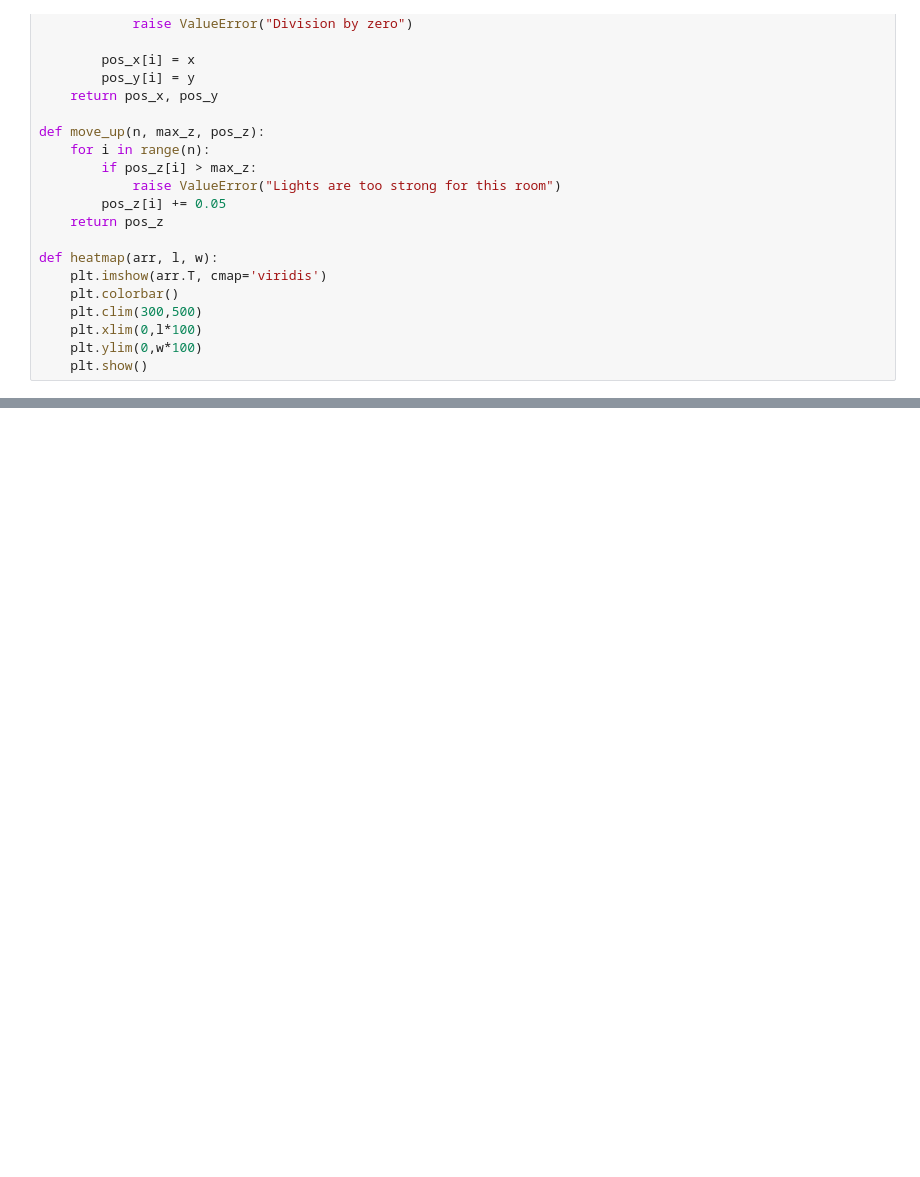
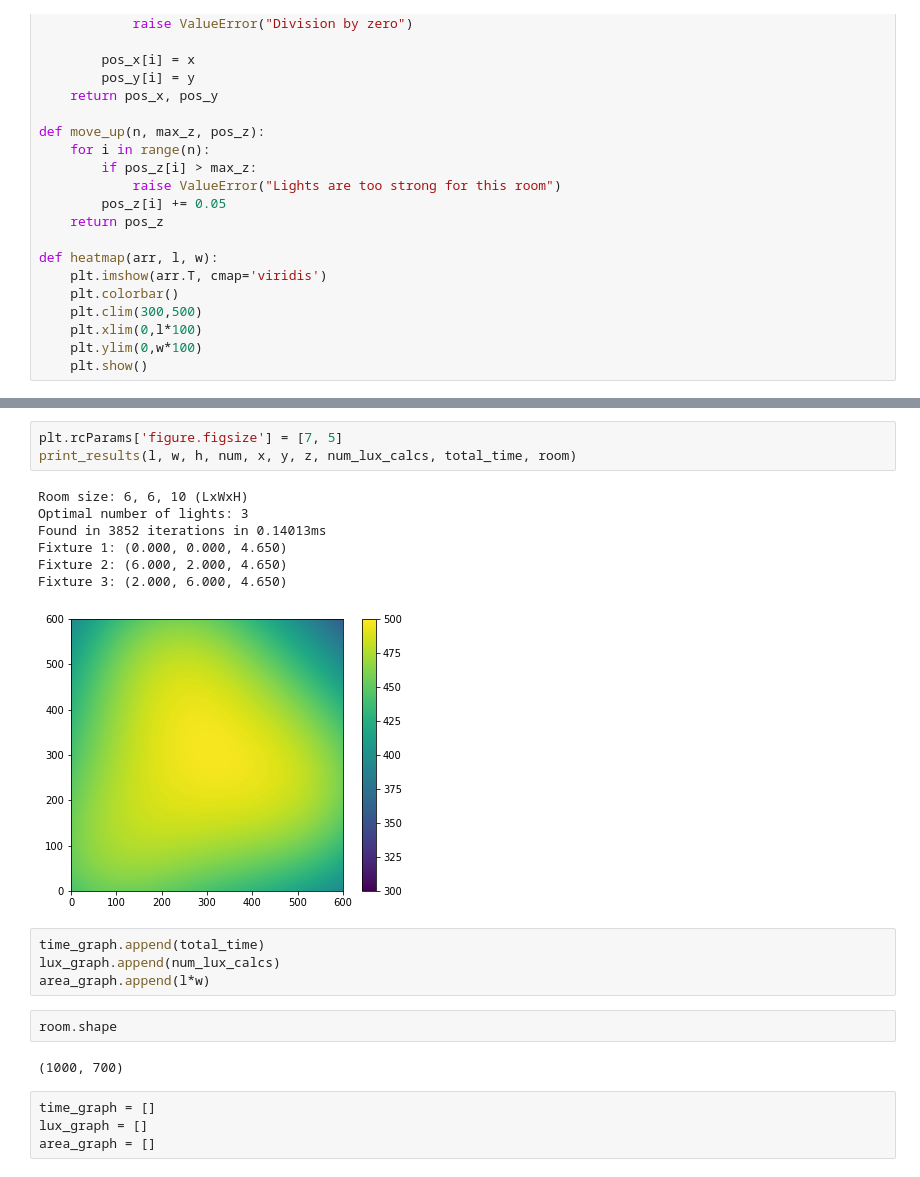
Before and after one commit to MikeElias14/411GroupProject, a Jupyter notebook: 411.ipynb, the cells around one changed output, grey strips where cells are left out. Saved outputs shown, nothing was run; the diff lists cells and outputs as text; blank space fills up the shorter version.

```diff
--- a/411.ipynb
+++ b/411.ipynb
@@ -938,0 +964,23 @@ Fixture 4: (1.5, 7.0, 4.299999999999999)
+# %%
+plt.rcParams['figure.figsize'] = [7, 5]
+print_results(l, w, h, num, x, y, z, num_lux_calcs, total_time, room)
+# %% [output]
+Room size: 6, 6, 10 (LxWxH)
+Optimal number of lights: 3
+Found in 3852 iterations in 0.14013ms
+Fixture 1: (0.000, 0.000, 4.650)
+Fixture 2: (6.000, 2.000, 4.650)
+Fixture 3: (2.000, 6.000, 4.650)
+[figure, added]
+# %%
+time_graph.append(total_time)
+lux_graph.append(num_lux_calcs)
+area_graph.append(l*w)
+# %%
+room.shape
+# %% [output]
+(1000, 700)
+# %%
+time_graph = []
+lux_graph = []
+area_graph = []
```
Also changed, not shown: parts of 28 cells of this notebook.
